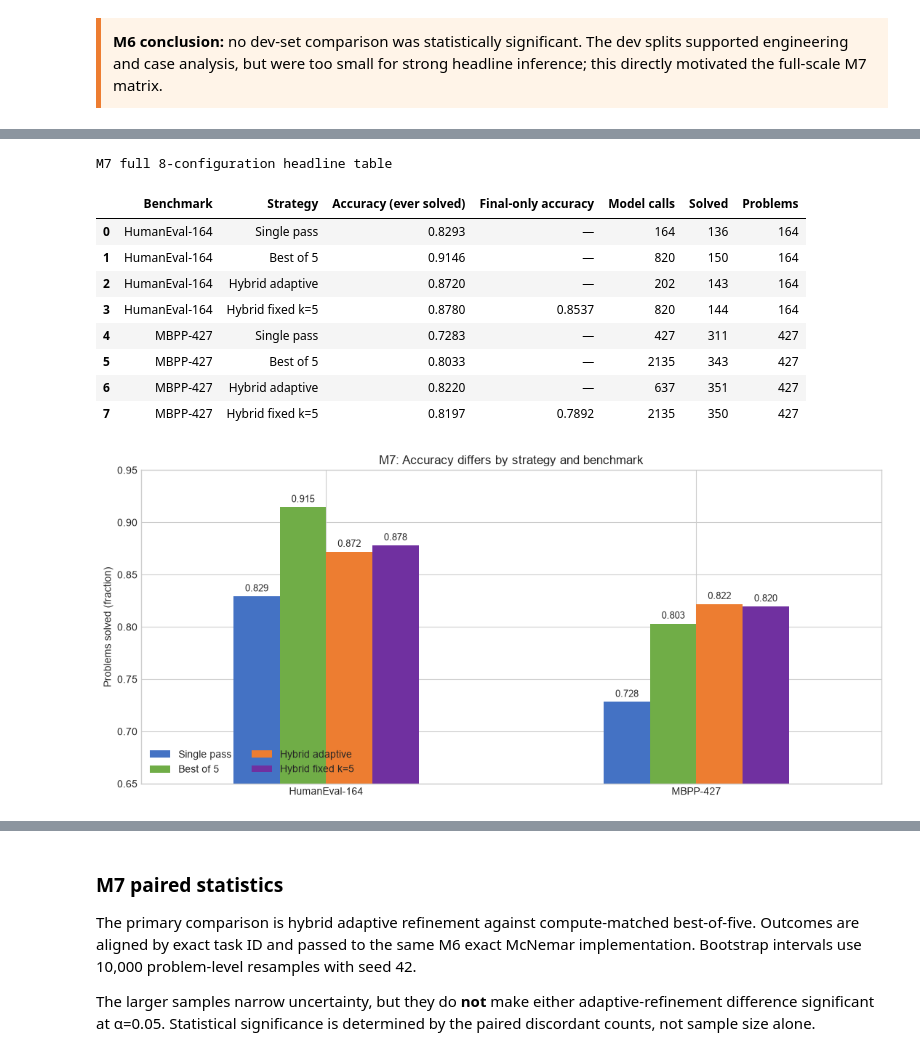
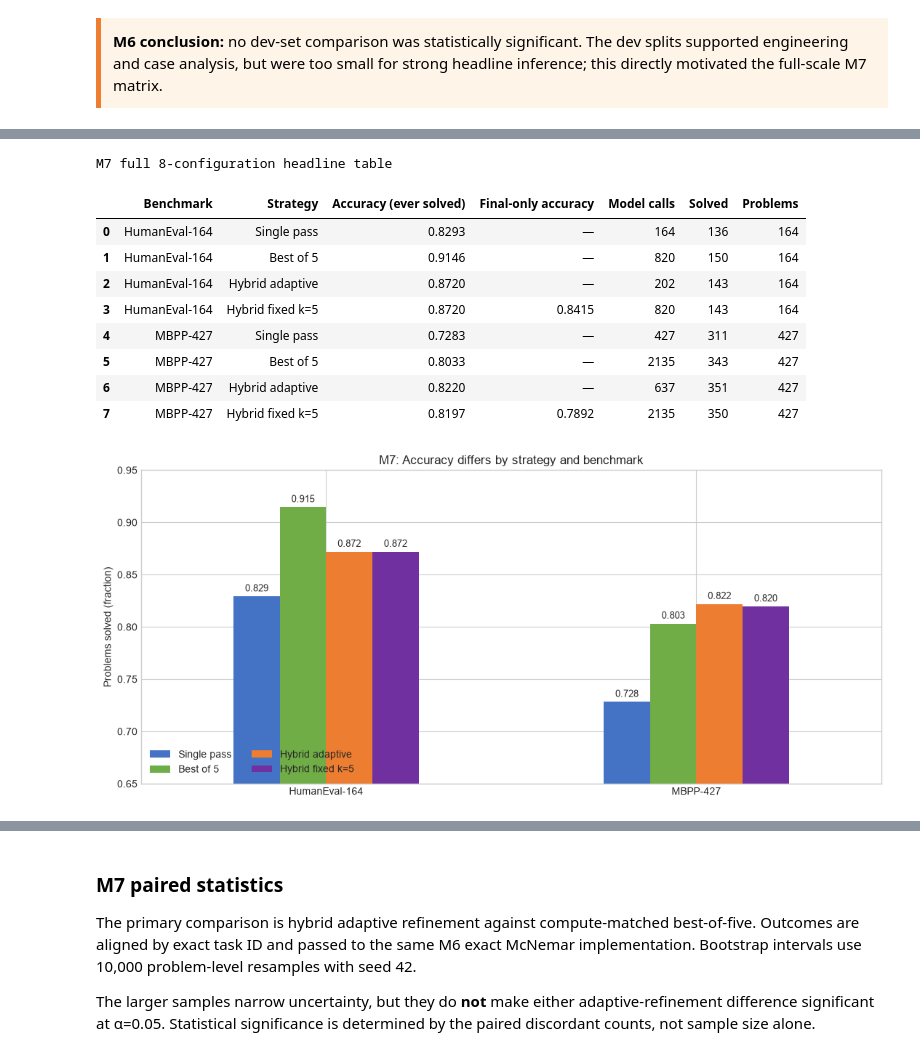
Before and after one commit to sharantejamedikar/self-refining-codegen, a Jupyter notebook: notebooks/progress_m1_to_m7.ipynb, the cells around one changed output, grey strips where cells are left out. Saved outputs shown, nothing was run; the diff lists cells and outputs as text; code cells hidden in the pictures.

```diff
--- a/notebooks/progress_m1_to_m7.ipynb
+++ b/notebooks/progress_m1_to_m7.ipynb
@@ -334,8 +338,8 @@ M7_RUNS = {
     "HumanEval-164": {
         "Single pass": RESULTS / "20260715T215247Z_m7_quantized_local_development_single_humaneval_full",
         "Best of 5": RESULTS / "20260716T225945.085688Z_m7_quantized_local_development_best_of_5_humaneval_full",
-        "Hybrid adaptive": RESULTS / "20260720T110814.447169Z_m7_quantized_local_development_hybrid_refinement_adaptive_humaneval_full",
-        "Hybrid fixed k=5": RESULTS / "20260720T122556.827190Z_m7_quantized_local_development_hybrid_refinement_fixed_humaneval_full",
+        "Hybrid adaptive": RESULTS / "20260723T191407.382508Z_m7_quantized_local_development_hybrid_refinement_adaptive_humaneval_full",
+        "Hybrid fixed k=5": RESULTS / "20260724T151654.164295Z_m7_quantized_local_development_hybrid_refinement_fixed_humaneval_full",
     },
     "MBPP-427": {
         "Single pass": RESULTS / "20260716T171911.599683Z_m7_quantized_local_development_single_mbpp_full",
@@ -393,35 +397,35 @@ for benchmark, strategies in M7_RUNS.items():
 m7_long = pd.DataFrame(m7_rows)
 display(
     m7_long.style.format({
         "Accuracy (ever solved)": "{:.4f}",
         "Final-only accuracy": lambda value: "—" if pd.isna(value) else f"{value:.4f}",
     }).set_caption("M7 full 8-configuration headline table")
 )
 
 accuracy = m7_long.pivot(
     index="Benchmark", columns="Strategy", values="Accuracy (ever solved)"
 )[["Single pass", "Best of 5", "Hybrid adaptive", "Hybrid fixed k=5"]]
 ax = accuracy.plot.bar(color=COLORS, figsize=(11, 5), ylim=(0.65, 0.95))
 ax.set_ylabel("Problems solved (fraction)")
 ax.set_xlabel("")
 ax.set_title("M7: Accuracy differs by strategy and benchmark")
 ax.tick_params(axis="x", rotation=0)
 ax.legend(title="", loc="lower left", ncols=2)
 label_bars(ax, digits=3)
 plt.tight_layout()
 plt.show()
 # %% [output]
 M7 full 8-configuration headline table
 |  | Benchmark | Strategy | Accuracy (ever solved) | Final-only accuracy | Model calls | Solved | Problems |
 | 0 | HumanEval-164 | Single pass | 0.8293 | — | 164 | 136 | 164 |
 | 1 | HumanEval-164 | Best of 5 | 0.9146 | — | 820 | 150 | 164 |
 | 2 | HumanEval-164 | Hybrid adaptive | 0.8720 | — | 202 | 143 | 164 |
-| 3 | HumanEval-164 | Hybrid fixed k=5 | 0.8780 | 0.8537 | 820 | 144 | 164 |
+| 3 | HumanEval-164 | Hybrid fixed k=5 | 0.8720 | 0.8415 | 820 | 143 | 164 |
 | 4 | MBPP-427 | Single pass | 0.7283 | — | 427 | 311 | 427 |
 | 5 | MBPP-427 | Best of 5 | 0.8033 | — | 2135 | 343 | 427 |
 | 6 | MBPP-427 | Hybrid adaptive | 0.8220 | — | 637 | 351 | 427 |
 | 7 | MBPP-427 | Hybrid fixed k=5 | 0.8197 | 0.7892 | 2135 | 350 | 427 |
-[figure, old version]
+[figure, new version]
 # %%
 fig, axes = plt.subplots(1, 2, figsize=(14, 5), sharey=True)
 for ax, (benchmark, group) in zip(axes, m7_long.groupby("Benchmark", sort=False), strict=True):
```
Also changed, not shown: parts of 6 cells of this notebook, 1 other file.
